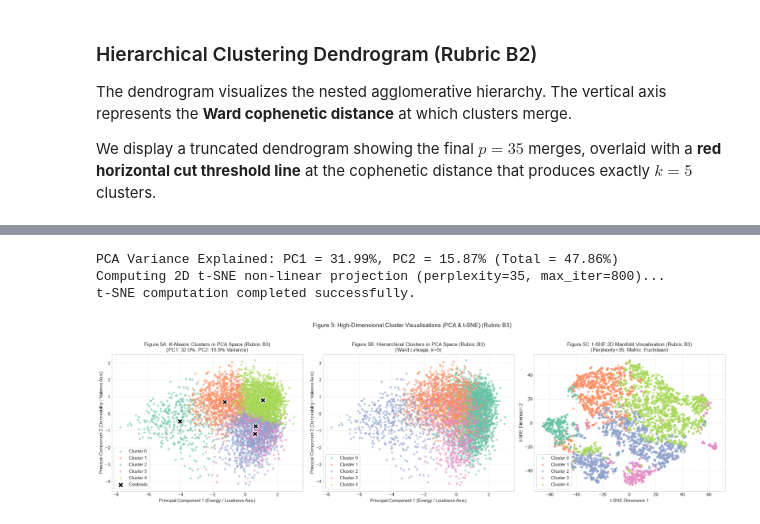
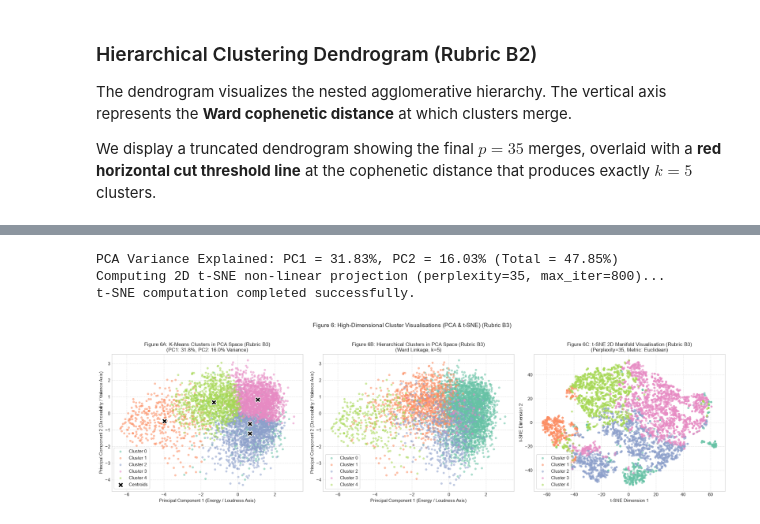
Before and after one commit to vector4653/LearntheML, a Jupyter notebook: notebooks/clustering.ipynb, the cells around one changed output, grey strips where cells are left out. Drawn from its saved outputs; the diff is of its cells as text; code cells hidden in the pictures.

Commit message:
clustering updated again

```diff
--- a/notebooks/clustering.ipynb
+++ b/notebooks/clustering.ipynb
@@ -705,12 +1085,12 @@ To satisfy **Rubric B3**, we project our 9-dimensional acoustic feature space in
 # %%
 # 1. Fit PCA (2 Components)
 pca = PCA(n_components=2, random_state=RANDOM_STATE)
-X_pca = pca.fit_transform(X_scaled)
-var_pc1 = pca.explained_variance_ratio_[0] * 100
-var_pc2 = pca.explained_variance_ratio_[1] * 100
+X_pca = pca.fit_transform(X_improved)
+var_pc1 = float(pca.explained_variance_ratio_[0] * 100)
+var_pc2 = float(pca.explained_variance_ratio_[1] * 100)
 
-sample_df['pca_1'] = X_pca[:, 0]
-sample_df['pca_2'] = X_pca[:, 1]
+clean_sample_clipped['pca_1'] = X_pca[:, 0]
+clean_sample_clipped['pca_2'] = X_pca[:, 1]
 print(f"PCA Variance Explained: PC1 = {var_pc1:.2f}%, PC2 = {var_pc2:.2f}% (Total = {var_pc1 + var_pc2:.2f}%)")
 
 # 2. Fit t-SNE (2 Components)
@@ -722,9 +1102,9 @@ tsne = TSNE(
     max_iter=800,
     random_state=RANDOM_STATE
 )
-X_tsne = tsne.fit_transform(X_scaled)
-sample_df['tsne_1'] = X_tsne[:, 0]
-sample_df['tsne_2'] = X_tsne[:, 1]
+X_tsne = tsne.fit_transform(X_improved)
+clean_sample_clipped['tsne_1'] = X_tsne[:, 0]
+clean_sample_clipped['tsne_2'] = X_tsne[:, 1]
 print("t-SNE computation completed successfully.")
 
 # 3. Render 3-Panel Visual Diagnostics (Rubric B3)
@@ -733,44 +1113,44 @@ fig, axes = plt.subplots(1, 3, figsize=(21, 6))
 
 # Subplot 1: K-Means in PCA Space
 for c in range(OPTIMAL_K):
-    sub = sample_df[sample_df['kmeans_cluster'] == c]
+    sub = clean_sample_clipped[clean_sample_clipped['kmeans_cluster'] == c]
     axes[0].scatter(sub['pca_1'], sub['pca_2'], label=f'Cluster {c}', color=palette[c], alpha=0.55, s=28, edgecolors='none')
 
 centroids_pca = pca.transform(kmeans.cluster_centers_)
 axes[0].scatter(centroids_pca[:, 0], centroids_pca[:, 1], c='black', marker='X', s=160, edgecolor='white', lw=1.5, label='Centroids')
-axes[0].set_title(f'Figure 5A: K-Means Clusters in PCA Space (Rubric B3)\n(PC1: {var_pc1:.1f}%, PC2: {var_pc2:.1f}% Variance)', fontsize=12)
+axes[0].set_title(f'Figure 6A: K-Means Clusters in PCA Space (Rubric B3)\n(PC1: {var_pc1:.1f}%, PC2: {var_pc2:.1f}% Variance)', fontsize=12)
 axes[0].set_xlabel('Principal Component 1 (Energy / Loudness Axis)', fontsize=11)
 axes[0].set_ylabel('Principal Component 2 (Danceability / Valence Axis)', fontsize=11)
 axes[0].legend(loc='lower left', frameon=True)
 axes[0].grid(True, linestyle='--', alpha=0.5)
 
 # Subplot 2: Hierarchical in PCA Space
 for c in range(OPTIMAL_K):
-    sub = sample_df[sample_df['hierarchical_cluster'] == c]
+    sub = clean_sample_clipped[clean_sample_clipped['hierarchical_cluster'] == c]
     axes[1].scatter(sub['pca_1'], sub['pca_2'], label=f'Cluster {c}', color=palette[c], alpha=0.55, s=28, edgecolors='none')
 
-axes[1].set_title(f'Figure 5B: Hierarchical Clusters in PCA Space (Rubric B3)\n(Ward Linkage, k={OPTIMAL_K})', fontsize=12)
+axes[1].set_title(f'Figure 6B: Hierarchical Clusters in PCA Space (Rubric B3)\n(Ward Linkage, k={OPTIMAL_K})', fontsize=12)
 axes[1].set_xlabel('Principal Component 1 (Energy / Loudness Axis)', fontsize=11)
 axes[1].set_ylabel('Principal Component 2 (Danceability / Valence Axis)', fontsize=11)
 axes[1].legend(loc='lower left', frameon=True)
 axes[1].grid(True, linestyle='--', alpha=0.5)
 
 # Subplot 3: t-SNE 2D Non-Linear Manifold
 for c in range(OPTIMAL_K):
-    sub = sample_df[sample_df['kmeans_cluster'] == c]
+    sub = clean_sample_clipped[clean_sample_clipped['kmeans_cluster'] == c]
     axes[2].scatter(sub['tsne_1'], sub['tsne_2'], label=f'Cluster {c}', color=palette[c], alpha=0.6, s=28, edgecolors='none')
 
-axes[2].set_title('Figure 5C: t-SNE 2D Manifold Visualisation (Rubric B3)\n(Perplexity=35, Metric: Euclidean)', fontsize=12)
+axes[2].set_title('Figure 6C: t-SNE 2D Manifold Visualisation (Rubric B3)\n(Perplexity=35, Metric: Euclidean)', fontsize=12)
 axes[2].set_xlabel('t-SNE Dimension 1', fontsize=11)
 axes[2].set_ylabel('t-SNE Dimension 2', fontsize=11)
 axes[2].legend(loc='lower left', frameon=True)
 axes[2].grid(True, linestyle='--', alpha=0.5)
 
-plt.suptitle('Figure 5: High-Dimensional Cluster Visualisations (PCA & t-SNE) (Rubric B3)', fontsize=14, y=1.02)
+plt.suptitle('Figure 6: High-Dimensional Cluster Visualisations (PCA & t-SNE) (Rubric B3)', fontsize=14, y=1.02)
 plt.tight_layout()
 plt.show()
 # %% [output]
-PCA Variance Explained: PC1 = 31.99%, PC2 = 15.87% (Total = 47.86%)
+PCA Variance Explained: PC1 = 31.83%, PC2 = 16.03% (Total = 47.85%)
 Computing 2D t-SNE non-linear projection (perplexity=35, max_iter=800)...
 t-SNE computation completed successfully.
-[figure, old version]
+[figure, new version]
```
Also changed, not shown: parts of 55 cells of this notebook, 1 other file.
